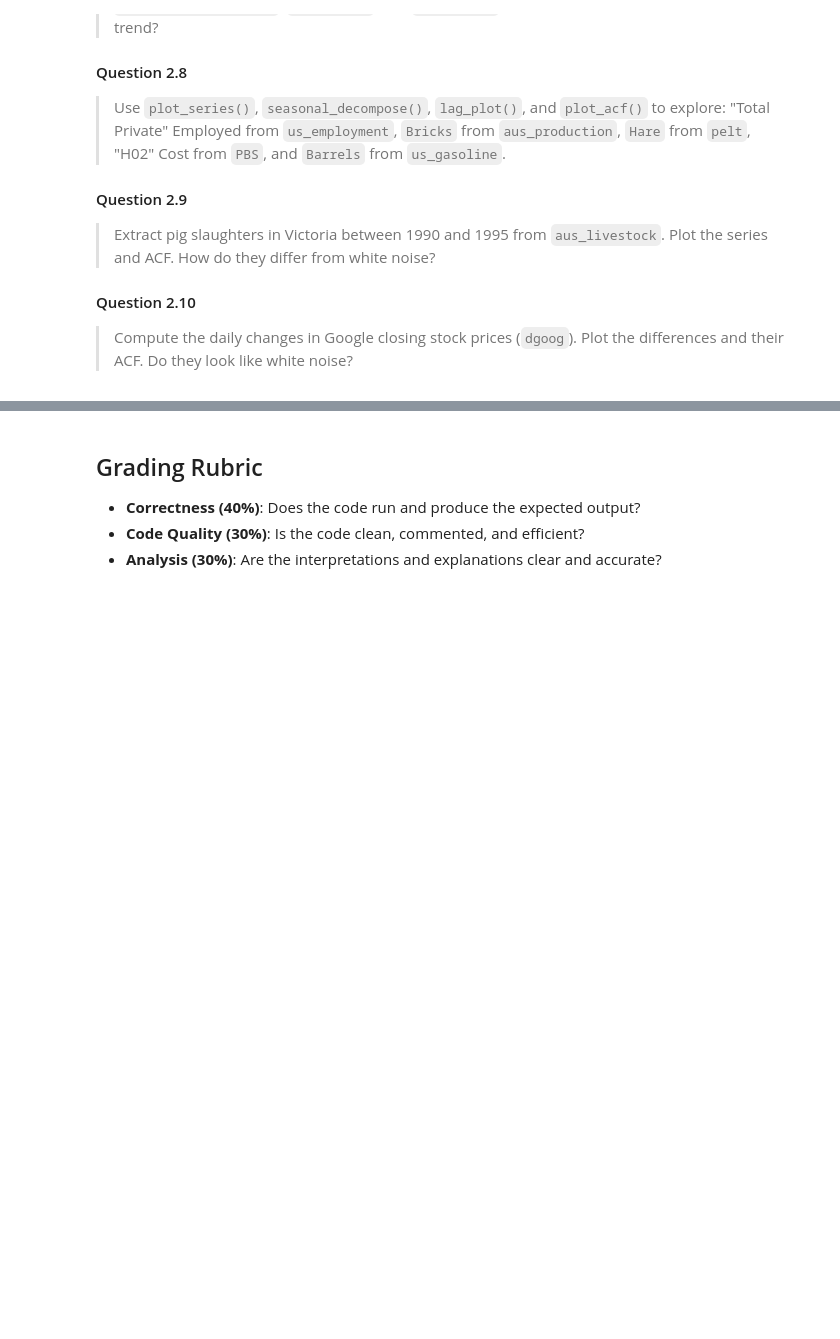
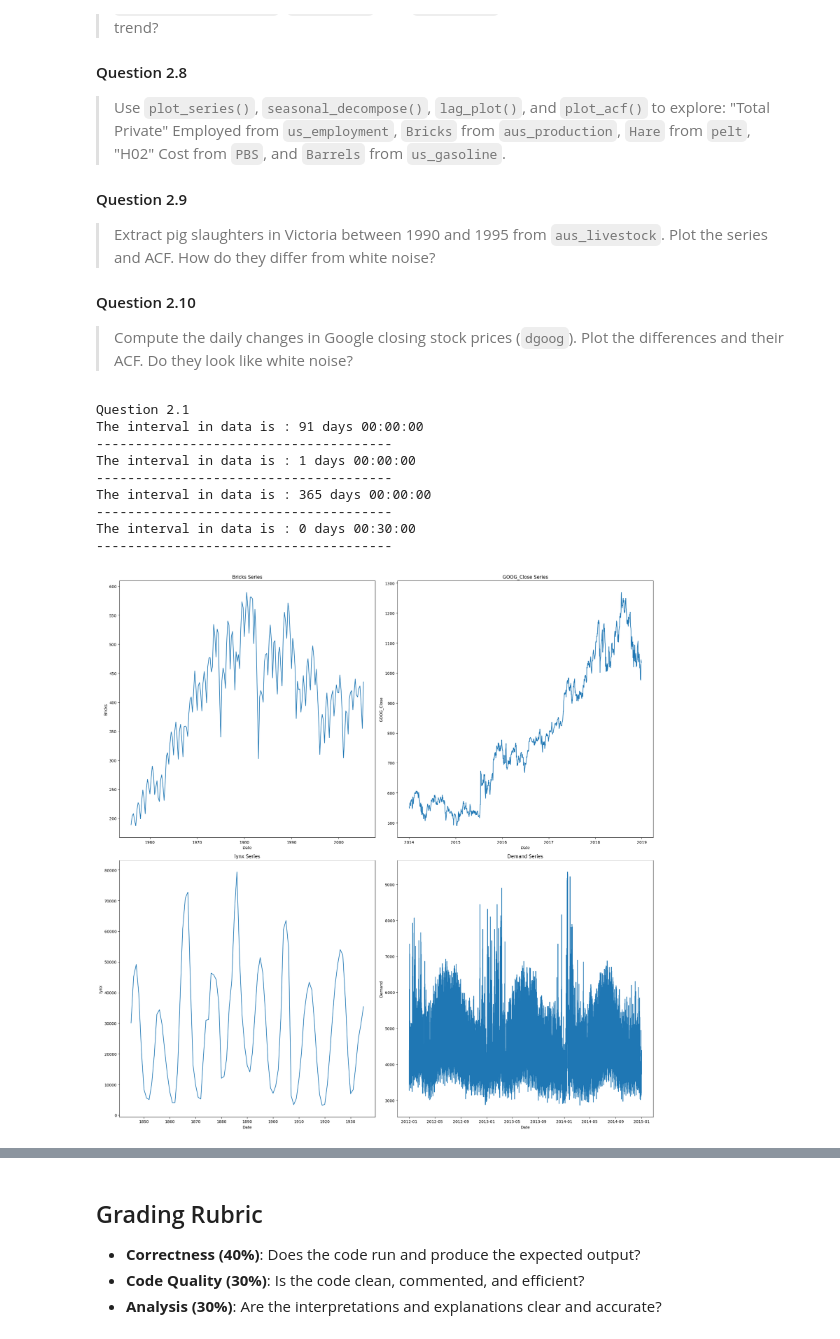
Before and after one commit to VickyGuo0907/DSE6230-forecasting-class-course-materials, a Jupyter notebook: assignments/week01_assignment.ipynb, the cells around one changed output, grey strips where cells are left out. Drawn from its saved outputs; the diff is of its cells as text; code cells hidden in the pictures; blank space fills up the shorter version.

Commit message:
work on 2.1 - 2-5 questions

```diff
--- a/assignments/week01_assignment.ipynb
+++ b/assignments/week01_assignment.ipynb
@@ -169,4 +169,62 @@ Five steps as below:
 #### Question 2.10
 > Compute the daily changes in Google closing stock prices (`dgoog`). Plot the differences and their ACF. Do they look like white noise?
 # %%
-# Your Code Here
+import os
+import pandas as pd
+import numpy as np
+import matplotlib.pyplot as plt
+import seaborn as sns
+
+list_data = [
+    ('Bricks', 'aus_production.csv'),
+    ('GOOG_Close', 'gafa_stock.csv'),
+    ('lynx', 'pelt.csv'),
+    ('Demand', 'vic_elec.csv')
+]
+fig, axes = plt.subplots(2,2, figsize=(20,20))
+
+print("Question 2.1")
+
+for (col_name_to_plot, file), ax in zip(list_data, axes.flatten()):
+
+    df_full = pd.read_csv(f'sample_data/{file}')
+
+    # Convert 'ds' column to datetime and set as index
+    df_full['ds'] = pd.to_datetime(df_full['ds'])
+    df_full = df_full.set_index('ds')
+
+    # Data selection based on file type and series name
+    df_to_plot = None
+    if col_name_to_plot in df_full.columns:
+        # Series is a direct column (e.g., 'Bricks' in aus_production.csv)
+        df_to_plot = df_full[[col_name_to_plot]]
+    elif 'unique_id' in df_full.columns and 'y' in df_full.columns:
+        # Series is identified by 'unique_id' with values in 'y' (e.g., gafa_stock.csv, pelt.csv, vic_elec.csv)
+        df_filtered = df_full[df_full['unique_id'] == col_name_to_plot].copy()
+        # Select the 'y' column and rename it to the desired column name for plotting
+        df_to_plot = df_filtered[['y']].rename(columns={'y': col_name_to_plot})
+
+
+    # Calculate and print the time interval
+    print(f"The interval in data is : {abs(df_to_plot.index[0] - df_to_plot.index[1])}")
+    print('--------------------------------------')
+
+    # Plot the series on the current axis
+    sns.lineplot(data=df_to_plot, x=df_to_plot.index, y=col_name_to_plot, ax=ax)
+    ax.set_title(f'{col_name_to_plot} Series')
+    ax.set_ylabel(col_name_to_plot)
+    ax.set_xlabel('Date')
+
+plt.tight_layout()
+plt.show()
+# %% [output]
+Question 2.1
+The interval in data is : 91 days 00:00:00
+--------------------------------------
+The interval in data is : 1 days 00:00:00
+--------------------------------------
+The interval in data is : 365 days 00:00:00
+--------------------------------------
+The interval in data is : 0 days 00:30:00
+--------------------------------------
+[figure, added]
```
Also changed, not shown: parts of 6 cells of this notebook.
